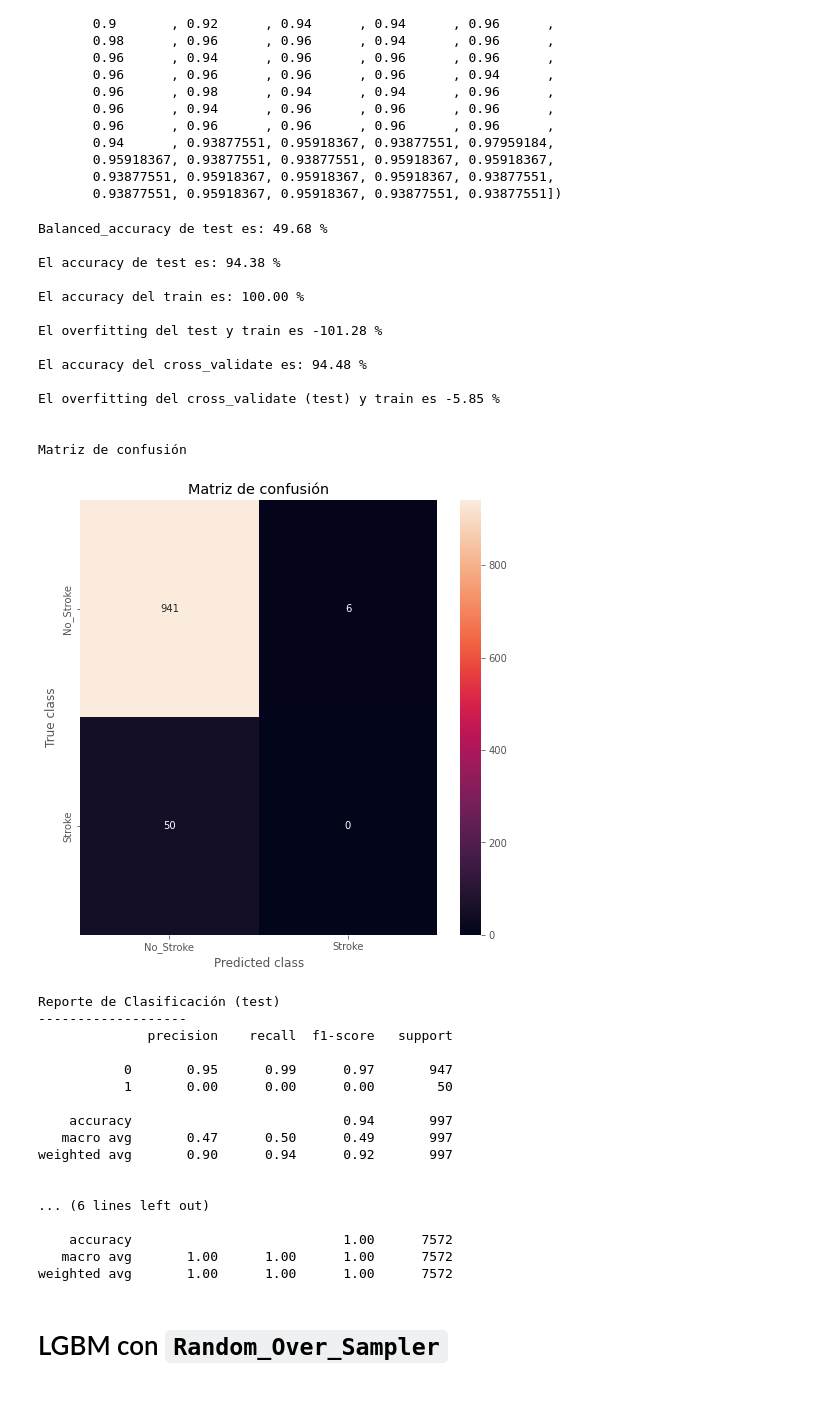
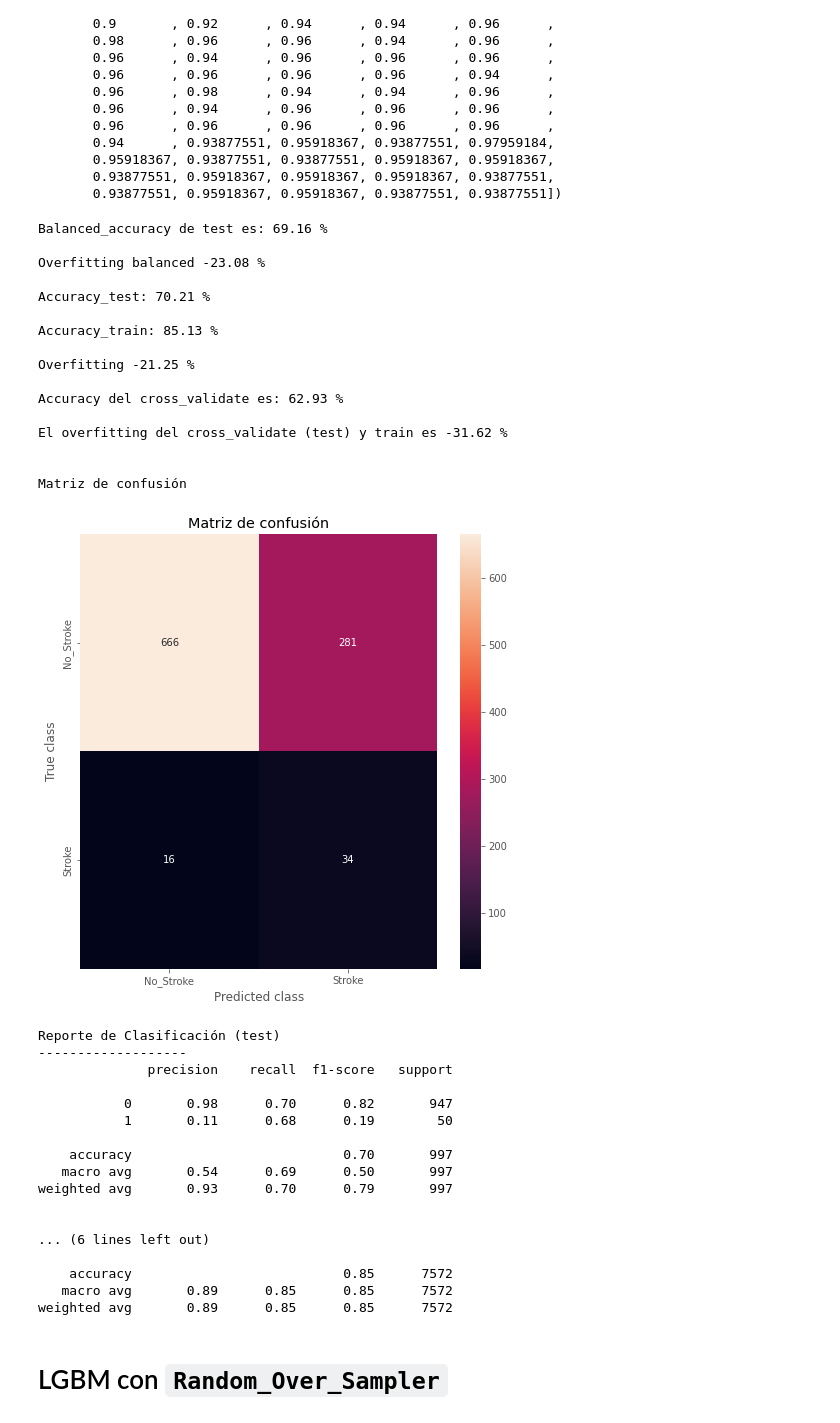
Before and after one commit to Factoria-F5-AI-Bootcamp-1-Edicion/Equipo_Cerebro, a Jupyter notebook: best-clf-model-ictus.ipynb, the cells around one changed output. Drawn from its saved outputs; the diff is of its cells as text; code cells hidden in the pictures.

```diff
--- a/best-clf-model-ictus.ipynb
+++ b/best-clf-model-ictus.ipynb
@@ -831,25 +805,29 @@ y_pred_train_bbc= modelo_GBC_os.predict(X_train_os)
 
 #Accuracy del modelo
 accuracy_test_predict_bbc= accuracy_score(y_test, y_pred_bbc)
+accuracy_train_bbc = accuracy_score(y_train_os,y_pred_train_bbc)
 
 #balanced_Accuracy del modelo
 balanced_accuracy_test= balanced_accuracy_score(y_test, y_pred_bbc)
+balanced_accuracy_train= balanced_accuracy_score(y_train_os, y_pred_train_bbc)
 
-#Accuracy del train
-accuracy_train_bbc = accuracy_score(y_train_os,y_pred_train_bbc)
+#f1_score
+f1_score = balanced_accuracy_score(y_test, y_pred_bbc)
 
 print("")
 print("Balanced_accuracy de test es: {:.2f} %".format(100 * balanced_accuracy_test))
 print("")
-print("El accuracy de test es: {:.2f} %".format(100 * accuracy_test_predict_bbc))
+print("Overfitting balanced: {:.2f} % ".format(((balanced_accuracy_test - balanced_accuracy_train)/balanced_accuracy_test) *100))
 print("")
-print("El accuracy del train es: {:.2f} %".format(100 * accuracy_train_bbc))
+print("Accuracy_test: {:.2f} %".format(100 * accuracy_test_predict_bbc))
 print("")
-print("El overfitting del test y train es {:.2f} % ".format(((balanced_accuracy_test - accuracy_train_bbc)/balanced_accuracy_test) *100))
+print("Accuracy_train: {:.2f} %".format(100 * accuracy_train_bbc))
 print("")
-print("El accuracy del cross_validate es: {:.2f} %".format(100 * cv_GBC_mean))
+print("Overfitting {:.2f} % ".format(((accuracy_test_predict_bbc - accuracy_train_bbc)/accuracy_test_predict_bbc) *100))
 print("")
-print("El overfitting del cross_validate (test) y train es {:.2f} % ".format(((cv_GBC_mean - accuracy_train_bbc)/accuracy_test_predict_bbc) *100))
+print("Accuracy del cross_validate: {:.2f} %".format(100 * cv_LGBMC_mean))
+print("")
+print("El overfitting del cross_validate (test) y train: {:.2f} % ".format(((cv_LGBMC_mean - accuracy_train_bbc)/accuracy_test_predict_bbc) *100))
 print("")
 print("")
 
@@ -860,57 +838,59 @@ print("")
 Labels= 'No_Stroke', 'Stroke'
 
 def mostrar_resultados(y_test, y_pred__bbc):
     conf_matrix = confusion_matrix(y_test, y_pred_bbc)
     plt.figure(figsize=(8, 8))
     sns.heatmap(conf_matrix, xticklabels=Labels, yticklabels=Labels, annot=True, fmt="d");
     plt.title("Matriz de confusión")
     plt.ylabel('True class')
     plt.xlabel('Predicted class')
     plt.show()
     print("")
     print("Reporte de Clasificación (test)")
     print("-------------------")
     print (classification_report(y_test, y_pred_bbc))
 
 mostrar_resultados(y_test, y_pred_bbc)
 print("")
 print("Reporte de Clasificación (train)")
 print("-------------------")
 print (classification_report(y_train_os,y_pred_train_bbc))
 print("")
 # %% [output]
-Balanced_accuracy de test es: 49.68 %
+Balanced_accuracy de test es: 69.16 %
 
-El accuracy de test es: 94.38 %
+Overfitting balanced -23.08 %
 
-El accuracy del train es: 100.00 %
+Accuracy_test: 70.21 %
 
-El overfitting del test y train es -101.28 %
+Accuracy_train: 85.13 %
 
-El accuracy del cross_validate es: 94.48 %
+Overfitting -21.25 %
 
-El overfitting del cross_validate (test) y train es -5.85 %
+Accuracy del cross_validate es: 62.93 %
+
+El overfitting del cross_validate (test) y train es -31.62 %
 
 
 Matriz de confusión
-[figure, old version]
+[figure, new version]
 Reporte de Clasificación (test)
 -------------------
               precision    recall  f1-score   support
 
-           0       0.95      0.99      0.97       947
-           1       0.00      0.00      0.00        50
+           0       0.98      0.70      0.82       947
+           1       0.11      0.68      0.19        50
 
-    accuracy                           0.94       997
-   macro avg       0.47      0.50      0.49       997
-weighted avg       0.90      0.94      0.92       997
+    accuracy                           0.70       997
+   macro avg       0.54      0.69      0.50       997
+weighted avg       0.93      0.70      0.79       997
 
 
 ... (6 lines left out)
 
-    accuracy                           1.00      7572
-   macro avg       1.00      1.00      1.00      7572
-weighted avg       1.00      1.00      1.00      7572
+    accuracy                           0.85      7572
+   macro avg       0.89      0.85      0.85      7572
+weighted avg       0.89      0.85      0.85      7572
 # %% [markdown]
 # LGBM con `Random_Over_Sampler`
 # %%
```
Also changed, not shown: parts of 54 cells of this notebook.
